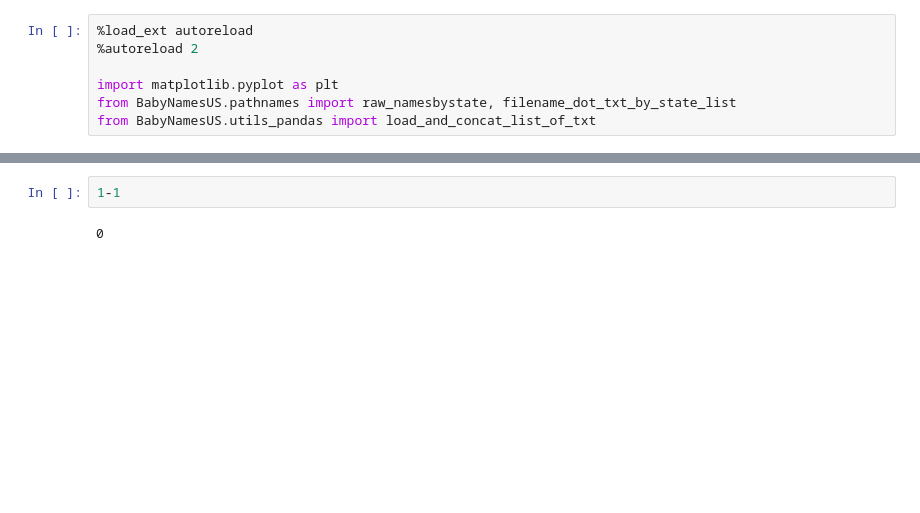
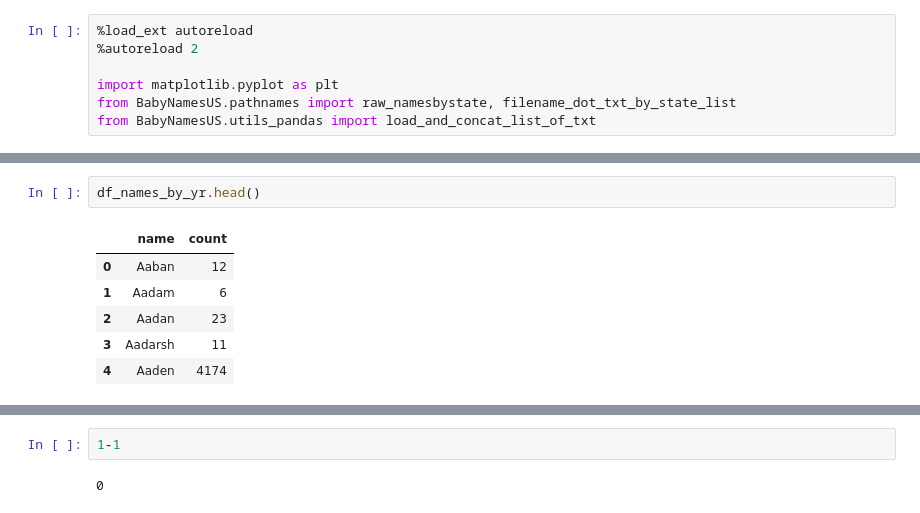
Before and after one commit to ajhergenroeder/BabyNamesUS, a Jupyter notebook: notebooks/top_5_names_by_year-US.ipynb, the cells around one changed output, grey strips where cells are left out. Cells and saved outputs as stored; diff of their text form; blank space fills up the shorter version.

```diff
--- a/notebooks/top_5_names_by_year-US.ipynb
+++ b/notebooks/top_5_names_by_year-US.ipynb
@@ -36,0 +76,9 @@ top_names_list = df_name_count.values[:,0][:NUM_NAMES].tolist()
+# %%
+df_names_by_yr.head()
+# %% [output]
+|  | name | count |
+| 0 | Aaban | 12 |
+| 1 | Aadam | 6 |
+| 2 | Aadan | 23 |
+| 3 | Aadarsh | 11 |
+| 4 | Aaden | 4174 |
```
Also changed, not shown: parts of 11 cells of this notebook.
